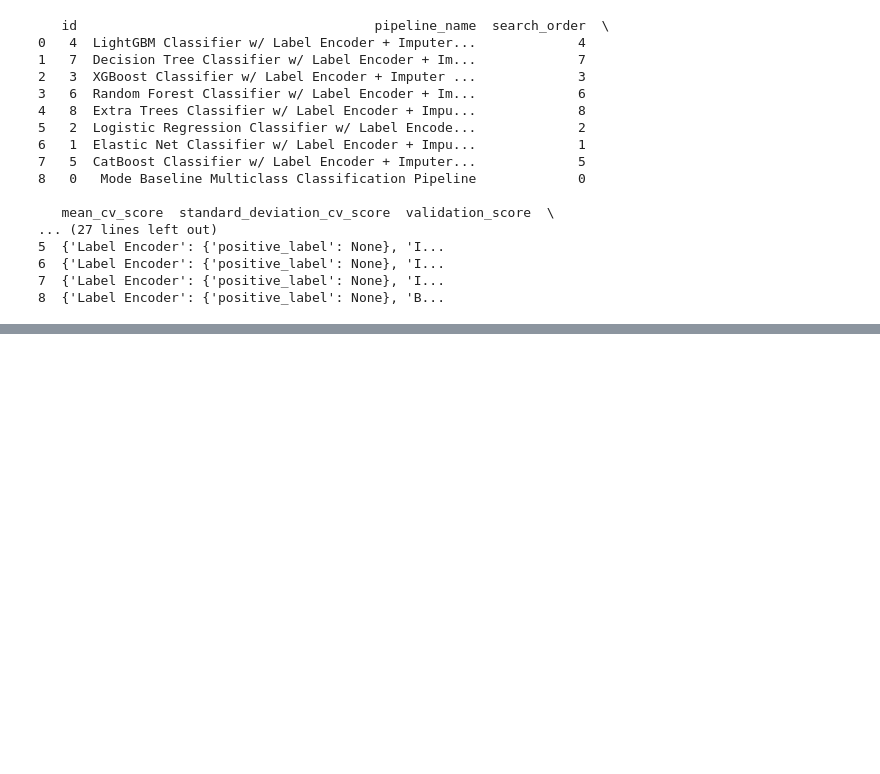
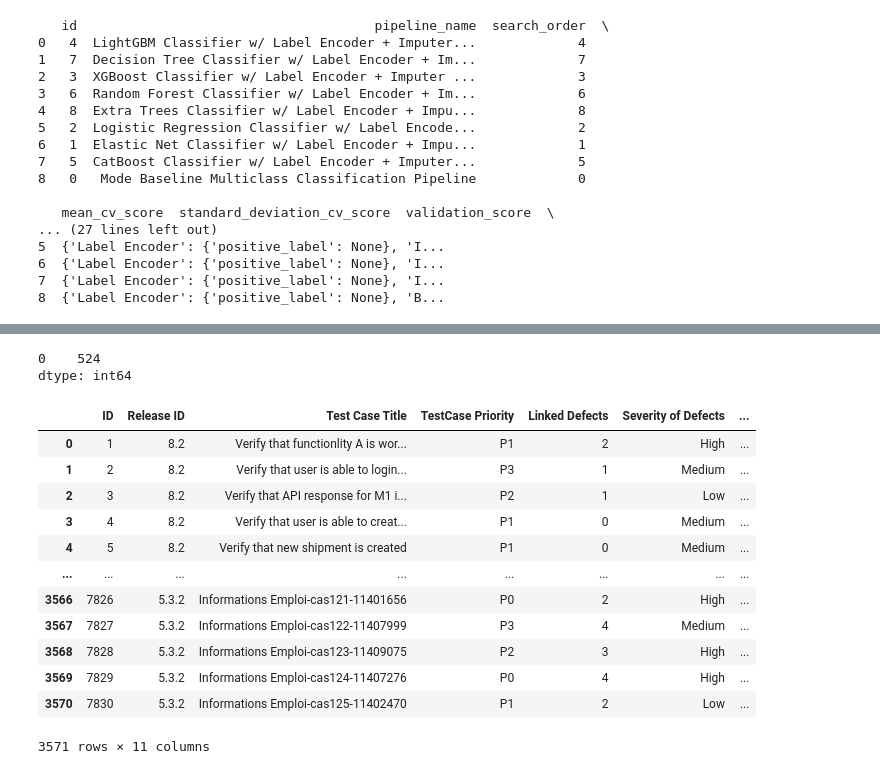
Before and after one commit to Sanjogmahe/smarttest, a Jupyter notebook: notebooks/smart_test_notebook.ipynb, the cells around one changed output, grey strips where cells are left out. Drawn from its saved outputs; the diff is of its cells as text; code cells hidden in the pictures; blank space fills up the shorter version.

```diff
--- a/notebooks/smart_test_notebook.ipynb
+++ b/notebooks/smart_test_notebook.ipynb
@@ -189,0 +389,23 @@ Index(['ID', 'Test Case Title '], dtype='object')
+# %%
+pd.DataFrame(pd.DataFrame(X_test)[1].unique()).count()
+# %% [output]
+0    524
+dtype: int64
+# %%
+dataset1 = pd.read_excel('TestData _MasterInput_0.4.xlsx')
+# %%
+dataset1
+# %% [output]
+|  | ID | Release ID | Test Case Title | TestCase Priority | Linked Defects | Severity of Defects | ... |
+| 0 | 1 | 8.2 | Verify that functionlity A is wor... | P1 | 2 | High | ... |
+| 1 | 2 | 8.2 | Verify that user is able to login... | P3 | 1 | Medium | ... |
+| 2 | 3 | 8.2 | Verify that API response for M1 i... | P2 | 1 | Low | ... |
+| 3 | 4 | 8.2 | Verify that user is able to creat... | P1 | 0 | Medium | ... |
+| 4 | 5 | 8.2 | Verify that new shipment is created | P1 | 0 | Medium | ... |
+| ... | ... | ... | ... | ... | ... | ... | ... |
+| 3566 | 7826 | 5.3.2 | Informations Emploi-cas121-11401656 | P0 | 2 | High | ... |
+| 3567 | 7827 | 5.3.2 | Informations Emploi-cas122-11407999 | P3 | 4 | Medium | ... |
+| 3568 | 7828 | 5.3.2 | Informations Emploi-cas123-11409075 | P2 | 3 | High | ... |
+| 3569 | 7829 | 5.3.2 | Informations Emploi-cas124-11407276 | P0 | 4 | High | ... |
+| 3570 | 7830 | 5.3.2 | Informations Emploi-cas125-11402470 | P1 | 2 | Low | ... |
+3571 rows × 11 columns
```
Also changed, not shown: parts of 25 cells of this notebook, 20 other files.
